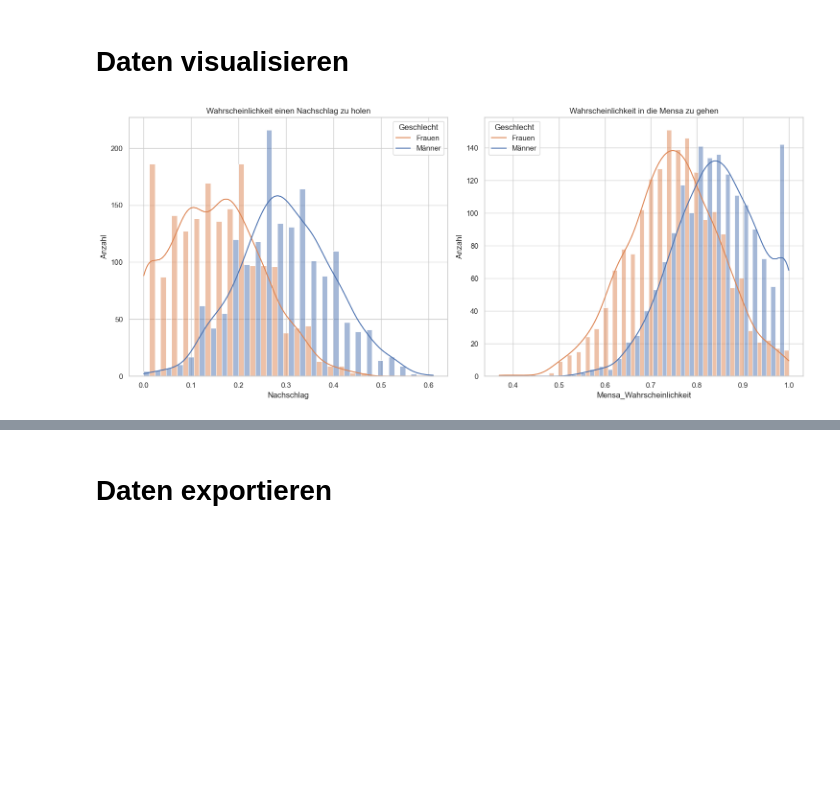
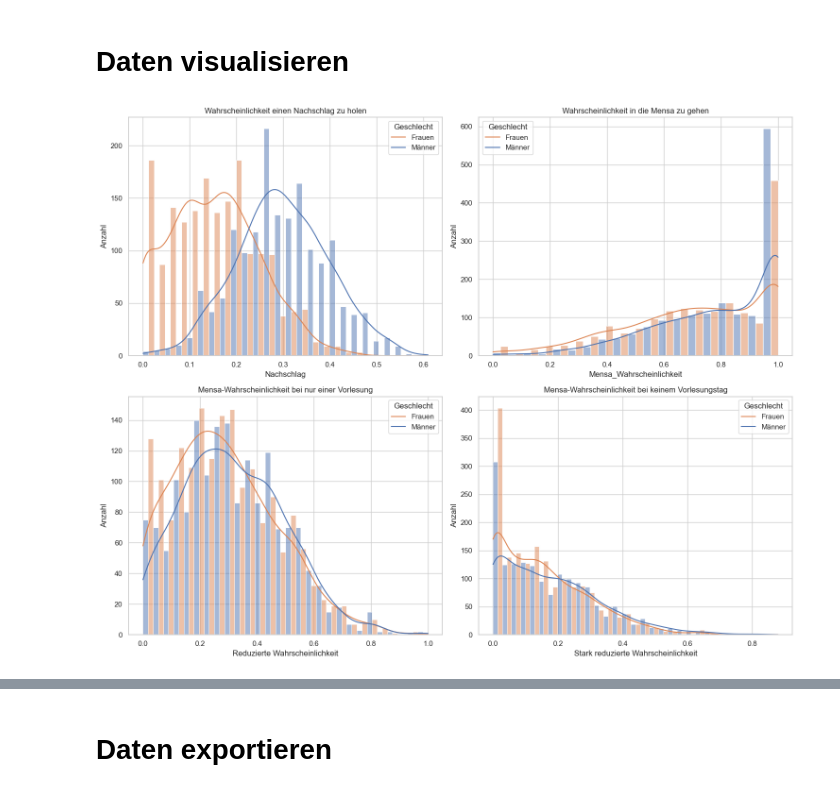
Before and after one commit to HendrikMeyer02/calender-data, a Jupyter notebook: Synthetische_Daten.ipynb, the cells around one changed output, grey strips where cells are left out. Saved outputs shown, nothing was run; the diff lists cells and outputs as text; code cells hidden in the pictures; blank space fills up the shorter version.

```diff
--- a/Synthetische_Daten.ipynb
+++ b/Synthetische_Daten.ipynb
@@ -115,7 +116,11 @@ studenten_df = pd.DataFrame(studenten)
 # %%
 mittelwert_maenner = 0.85  # Männer essen im Mittel öfter in der Mensa
 mittelwert_frauen = 0.75   # Frauen etwas weniger
-std_abw = 0.1              # Standardabweichung (Geschlechterunspezifisch)
+std_abw = 0.3              # Standardabweichung (Geschlechterunspezifisch)
+
+mittelwert_faktor_reduzierung_1 = 0.4 # Nur eine Vorlesung am Tag
+mittelwert_faktor_reduzierung_2 = 0.2 # Keine Vorlesung am Tag
+faktor_std_abw = 0.2                  # Standardabweichung
 
 # Leeres Array für die Wahrscheinlichkeiten
 mensa_wahrscheinlichkeit = np.zeros(len(studenten_df))
@@ -151,0 +162,21 @@ studenten_df.head()
+# %%
+# Reduktionsfaktor bei nur einer Vorlesung (z. B. Vormittag oder Nachmittag)
+reduzierungsfaktor_1 = np.clip(
+    np.random.normal(mittelwert_faktor_reduzierung_1, faktor_std_abw, size=len(studenten_df)), 0, 1
+)
+
+# Reduktionsfaktor bei keiner Vorlesung
+reduzierungsfaktor_2 = np.clip(
+    np.random.normal(mittelwert_faktor_reduzierung_2, faktor_std_abw, size=len(studenten_df)), 0, 1
+)
+
+# Neue Spalten mit reduzierten Wahrscheinlichkeiten
+studenten_df['mensa_wahrsch_reduziert'] = np.round(
+    studenten_df['Mensa_Wahrscheinlichkeit'] * reduzierungsfaktor_1, 2
+)
+
+studenten_df['mensa_wahrsch_reduziert_2'] = np.round(
+    studenten_df['Mensa_Wahrscheinlichkeit'] * reduzierungsfaktor_2, 2
+)
+
+studenten_df.head()
@@ -154,26 +192,42 @@ studenten_df.head()
 # %%
 # Set the style for better visualizations
 sns.set(style="whitegrid")
 plt.figure(figsize=(15, 12))
 
 # Create a subplot layout
 plt.subplot(2, 2, 1)
 # Visualize the distribution of Nachschlag by gender
 sns.histplot(data=studenten_df, x="Nachschlag", hue="Geschlecht", kde=True, multiple="dodge")
 plt.title("Wahrscheinlichkeit einen Nachschlag zu holen")
 plt.xlabel("Nachschlag")
 plt.ylabel("Anzahl")
 plt.legend(title="Geschlecht", labels=["Frauen", "Männer"])
 
 plt.subplot(2, 2, 2)
 # Visualize the distribution of Mensa_Wahrscheinlichkeit by gender
 sns.histplot(data=studenten_df, x="Mensa_Wahrscheinlichkeit", hue="Geschlecht", kde=True, multiple="dodge")
 plt.title("Wahrscheinlichkeit in die Mensa zu gehen")
 plt.xlabel("Mensa_Wahrscheinlichkeit")
 plt.ylabel("Anzahl")
 plt.legend(title="Geschlecht", labels=["Frauen", "Männer"])
 
+# Subplot 3 – Reduziert bei nur einer Vorlesung
+plt.subplot(2, 2, 3)
+sns.histplot(data=studenten_df, x="mensa_wahrsch_reduziert", hue="Geschlecht", kde=True, multiple="dodge")
+plt.title("Mensa-Wahrscheinlichkeit bei nur einer Vorlesung")
+plt.xlabel("Reduzierte Wahrscheinlichkeit")
+plt.ylabel("Anzahl")
+plt.legend(title="Geschlecht", labels=["Frauen", "Männer"])
+
+# Subplot 4 – Reduziert bei keiner Vorlesung
+plt.subplot(2, 2, 4)
+sns.histplot(data=studenten_df, x="mensa_wahrsch_reduziert_2", hue="Geschlecht", kde=True, multiple="dodge")
+plt.title("Mensa-Wahrscheinlichkeit bei keinem Vorlesungstag")
+plt.xlabel("Stark reduzierte Wahrscheinlichkeit")
+plt.ylabel("Anzahl")
+plt.legend(title="Geschlecht", labels=["Frauen", "Männer"])
+
 plt.tight_layout()
 plt.show()
 # %% [output]
-[figure, old version]
+[figure, new version]
```
Also changed, not shown: parts of 12 cells of this notebook, 3 other files.
